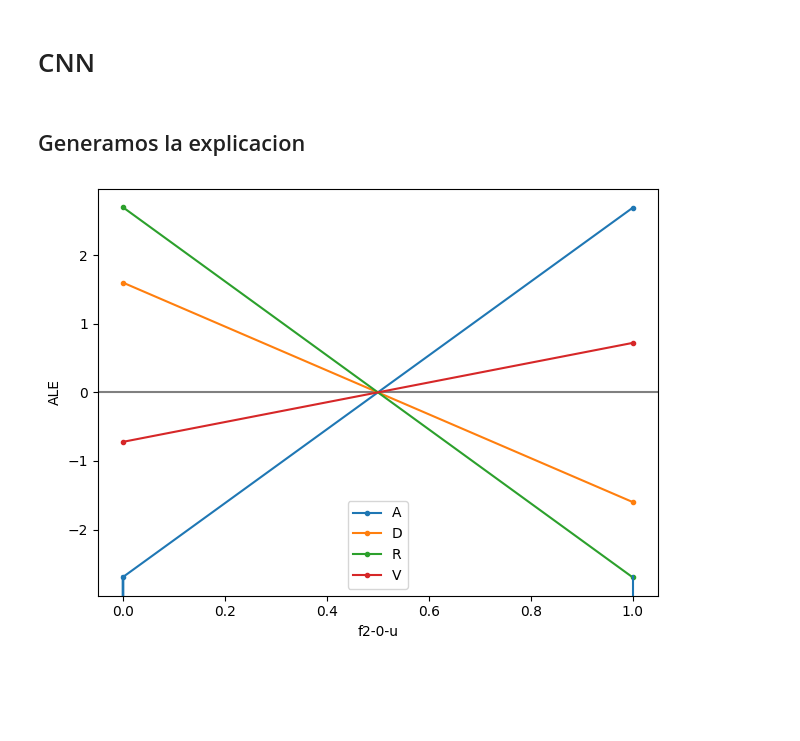
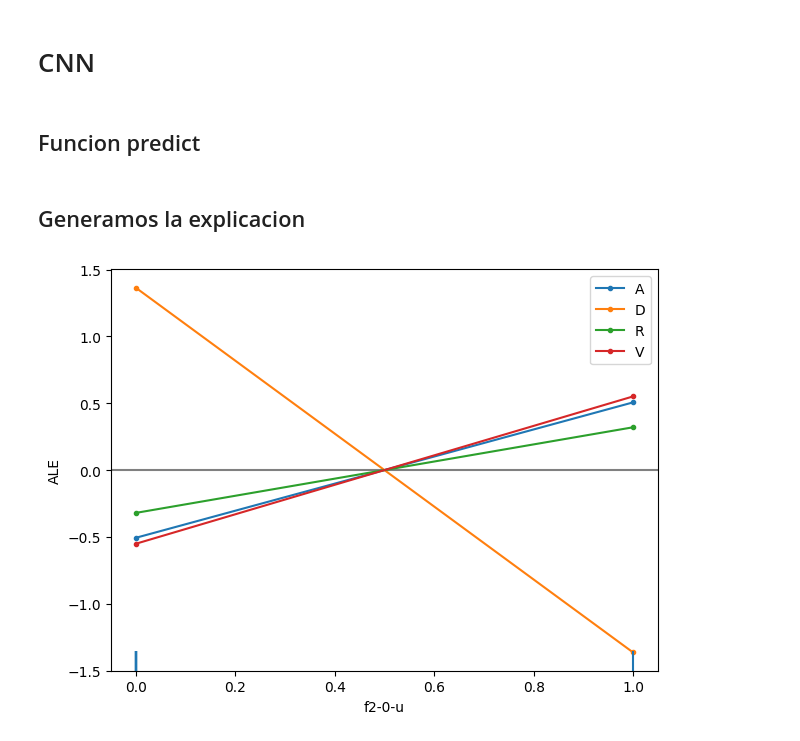
Before and after one commit to FranciscoMorenoB/TFG-XAI-CONCURRENCIA, a Jupyter notebook: Notebooks-Modificados/ALE.ipynb, the cells around one changed output. Saved outputs shown, nothing was run; the diff lists cells and outputs as text; code cells hidden in the pictures; blank space fills up the shorter version.

```diff
--- a/Notebooks-Modificados/ALE.ipynb
+++ b/Notebooks-Modificados/ALE.ipynb
@@ -69,6 +69,3 @@ best_cnn_model.load_state_dict(torch.load('./bestmodels/best_CNN_model_' + exper
 <All keys matched successfully>
 # %% [markdown]
 # LSTM
-# %%
-for i in range(384):
-    print(f"{i}:{data.feature_names_one_hotted[i]}")
@@ -93,2 +74,24 @@ for i in range(384):
+# %%
+#  realiza la predicción sobre un conjunto de datos
+def predict_fn_SHAP_LSTM(x_train):
+    best_lstm_model.eval()  # Establecer el modelo en modo evaluación (sin entrenamiento)
+
+
+    x = data.to_lstm_format(x_train)  # Convertir a la forma LSTM
+
+    # Realizar la predicción y retornar los resultados sin los gradientes
+    #Esto es importante porque durante la predicción, no necesitas actualizar los pesos del modelo (solo estás haciendo inferencia), por lo que puedes desactivar el cálculo de gradientes para ahorrar memoria y hacer que el proceso sea más rápido.
+    with torch.no_grad():
+        output = best_lstm_model(x[0], x[1], x[2])  # Pasar las tres secuencias al modelo LSTM
+        return output.detach().cpu().numpy()  # Separar del grafo de gradientes y convertir a numpy (que es el formato que SHAP espera.)
 # %% [markdown]
 ## Generamos la explicacion
+# %%
+feature_names_mapped = [
+    data.feature_names_one_hotted[i] if i < len(data.feature_names_one_hotted) else f"feature_{i}"
+    for i in range(384)
+]
+
+# Print the mapped feature names for debugging
+for i, feature in enumerate(feature_names_mapped):
+    print(f"{i} - {feature}")
@@ -125,36 +146,51 @@ plt.show()
 [figure]
 # %% [markdown]
 # CNN
+# %% [markdown]
+## Funcion predict
+# %%
+#  realiza la predicción sobre un conjunto de datos
+def predict_fn_SHAP_CNN(x_train):
+    best_cnn_model.eval()  # Establecer el modelo en modo evaluación (sin entrenamiento)
+
+
+    x = data.to_conv_format(x_train)  # Convertir a la forma LSTM
+
+    # Realizar la predicción y retornar los resultados sin los gradientes
+    #Esto es importante porque durante la predicción, no necesitas actualizar los pesos del modelo (solo estás haciendo inferencia), por lo que puedes desactivar el cálculo de gradientes para ahorrar memoria y hacer que el proceso sea más rápido.
+    with torch.no_grad():
+        output = best_cnn_model(x[0], x[1], x[2])  # Pasar las tres secuencias al modelo LSTM
+        return output.detach().cpu().numpy()  # Separar del grafo de gradientes y convertir a numpy (que es el formato que SHAP espera.)
 # %% [markdown]
 ## Generamos la explicacion
 # %%
 #%pip install alibi
 
 from alibi.explainers import ALE, plot_ale
 import matplotlib.pyplot as plt
 
 nombres_clases = ["A", "D", "R", "V"]
 
 # Definir el explainer ALE
 ale_explainer_cnn = ALE(predictor=predict_fn_SHAP_CNN, feature_names=feature_names_mapped)
 
 # Características clave para LSTM
-features_cnn = [190]  # Indices correspondientes a las caracteristicas que queramos analizar
+features_cnn = [134]  # Indices correspondientes a las caracteristicas que queramos analizar
 
 # Generar la explicación para características seleccionadas
 ale_cnn = ale_explainer_cnn.explain(x_test, features=features_cnn)
 
 # Graficar ALE
-fig = plot_ale(ale_lstm)
+fig = plot_ale(ale_cnn)
 
 # Cambiar las etiquetas de la leyenda
 legend = fig[0, 0].get_legend()
 if legend:
     for i, text in enumerate(legend.get_texts()):
         text.set_text(nombres_clases[i])
 
 # Mostrar gráfico actualizado
 plt.tight_layout()
 plt.show()
 # %% [output]
-[figure, old version]
+[figure, new version]
```
Also changed, not shown: parts of 4 cells of this notebook.
